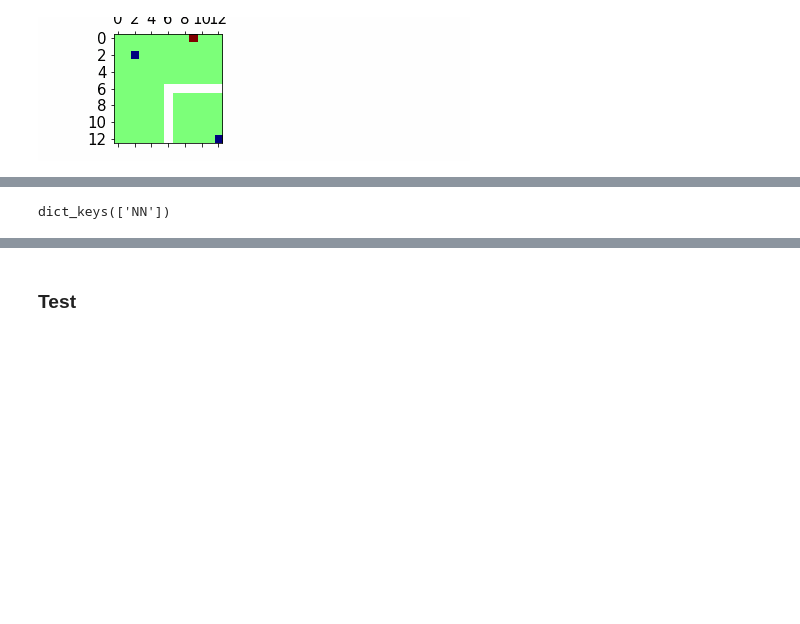
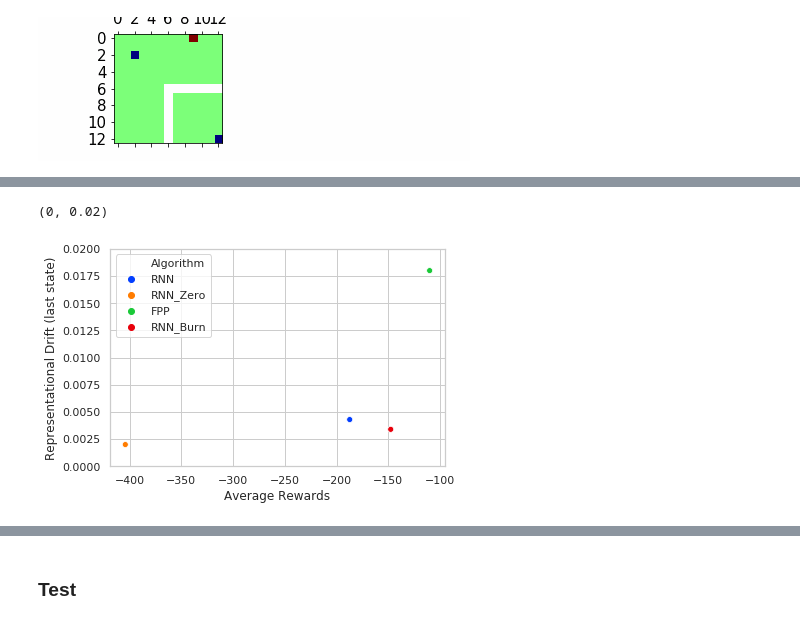
Before and after one commit to movefast/rnn, a Jupyter notebook: rep_shift.ipynb, the cells around one changed output, grey strips where cells are left out. Cells and saved outputs as stored; diff of their text form; code cells hidden in the pictures; blank space fills up the shorter version.

```diff
--- a/rep_shift.ipynb
+++ b/rep_shift.ipynb
@@ -446,4 +427,0 @@ temp = list(all_history.values())
-# %%
-temp[0]['NN']
-# %% [output]
-dict_keys(['NN'])
@@ -449,0 +430,18 @@ dict_keys(['NN'])
+# %%
+df = pd.DataFrame(np.array([[-187.398, 0.0043, 'RNN'], [-404.13, 0.002, 'RNN_Zero'], [-110.196, 0.018, 'FPP'],[-147.796, 0.0034, 'RNN_Burn']]),
+                   columns=['Average Rewards', 'Representational Drift (last state)', 'Algorithm'])
+# %%
+import seaborn as sns; sns.set()
+import matplotlib.pyplot as plt
+sns.set_style("whitegrid")
+sns.set_palette("bright")
+# %%
+df['Average Rewards'] = df['Average Rewards'].astype('float')
+df['Representational Drift (last state)'] = df['Representational Drift (last state)'].astype('float')
+# %%
+ax = sns.scatterplot(x="Average Rewards", y="Representational Drift (last state)", hue="Algorithm",
+                     data=df)
+ax.set_ylim(0,.02)
+# %% [output]
+(0, 0.02)
+[figure, added]
```
Also changed, not shown: parts of 26 cells of this notebook, 13 other files.
